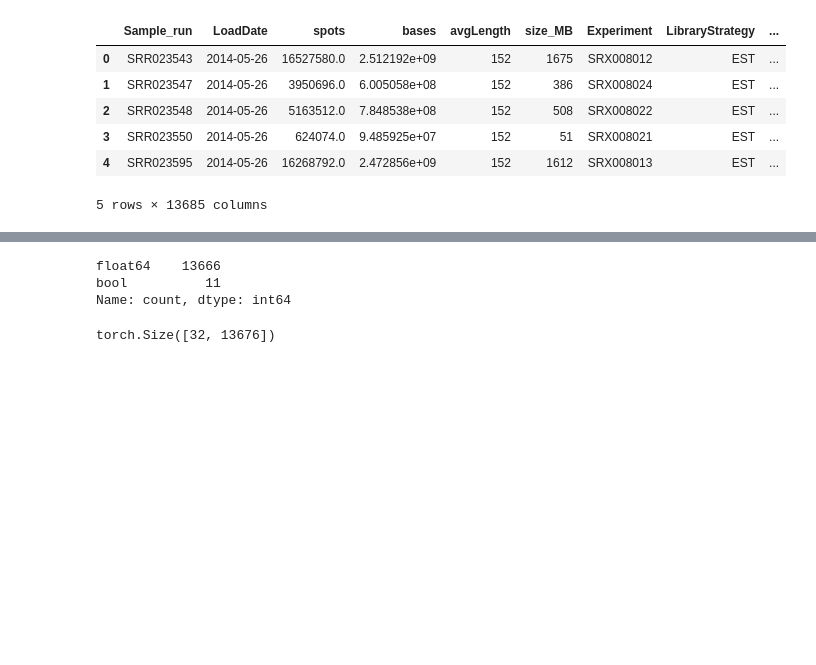
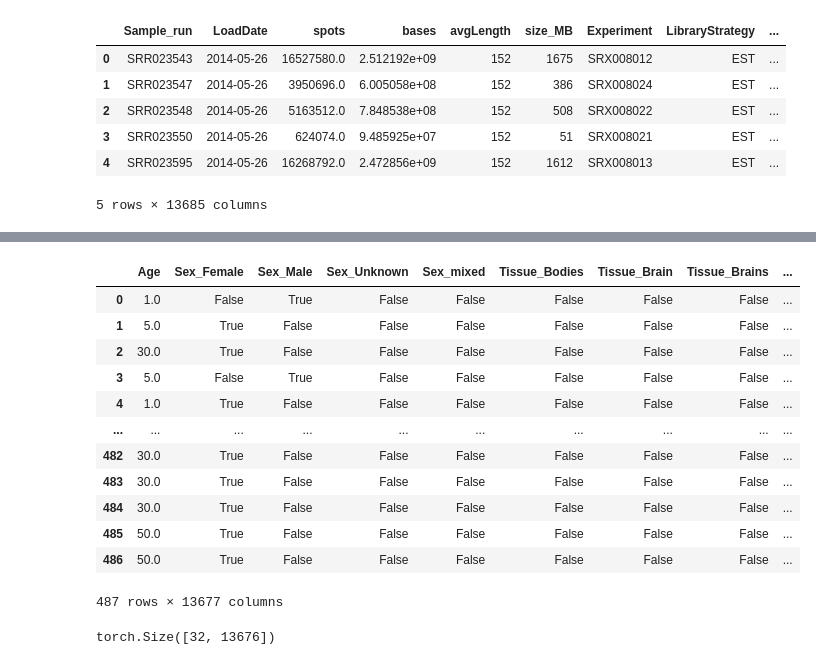
Before and after one commit to leizhou69/DiAGE, a Jupyter notebook: nn/DiAge_predict.ipynb, the cells around one changed output, grey strips where cells are left out. Cells and saved outputs as stored; diff of their text form; code cells hidden in the pictures; blank space fills up the shorter version.

```diff
--- a/nn/DiAge_predict.ipynb
+++ b/nn/DiAge_predict.ipynb
@@ -89,9 +82,19 @@ KeyError: 'Sex'
-# %%
-print(df.dtypes.value_counts())
-# %% [output]
-float64    13666
-bool          11
-Name: count, dtype: int64
+# %%
+df
+# %% [output]
+|  | Age | Sex_Female | Sex_Male | Sex_Unknown | Sex_mixed | Tissue_Bodies | Tissue_Brain | Tissue_Brains | ... |
+| 0 | 1.0 | False | True | False | False | False | False | False | ... |
+| 1 | 5.0 | True | False | False | False | False | False | False | ... |
+| 2 | 30.0 | True | False | False | False | False | False | False | ... |
+| 3 | 5.0 | False | True | False | False | False | False | False | ... |
+| 4 | 1.0 | True | False | False | False | False | False | False | ... |
+| ... | ... | ... | ... | ... | ... | ... | ... | ... | ... |
+| 482 | 30.0 | True | False | False | False | False | False | False | ... |
+| 483 | 30.0 | True | False | False | False | False | False | False | ... |
+| 484 | 30.0 | True | False | False | False | False | False | False | ... |
+| 485 | 50.0 | True | False | False | False | False | False | False | ... |
+| 486 | 50.0 | True | False | False | False | False | False | False | ... |
+487 rows × 13677 columns
 # %%
 class Data(Dataset):
     def __init__(self, features, targets):
```
Also changed, not shown: parts of 7 cells of this notebook, 2 other files.
